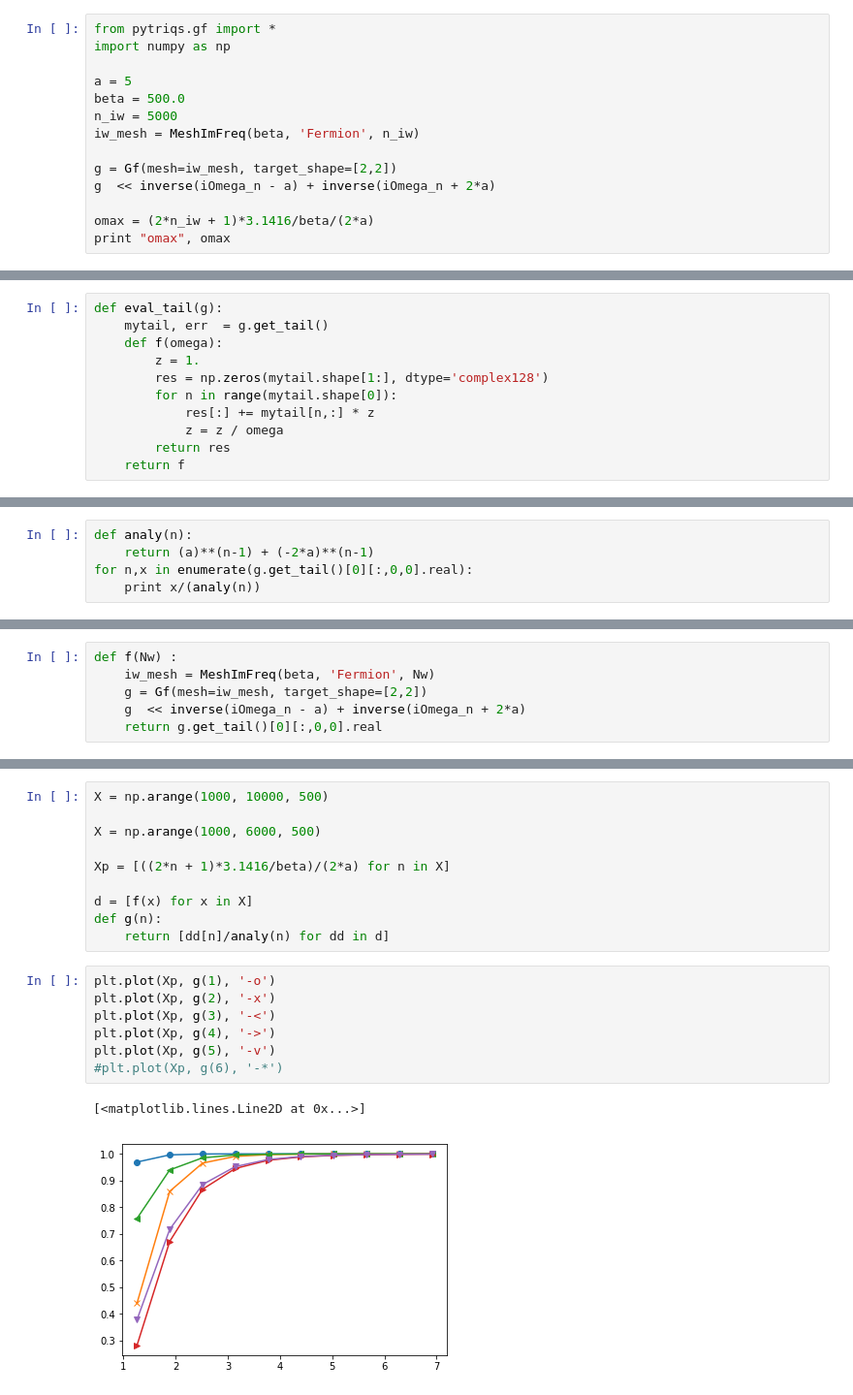
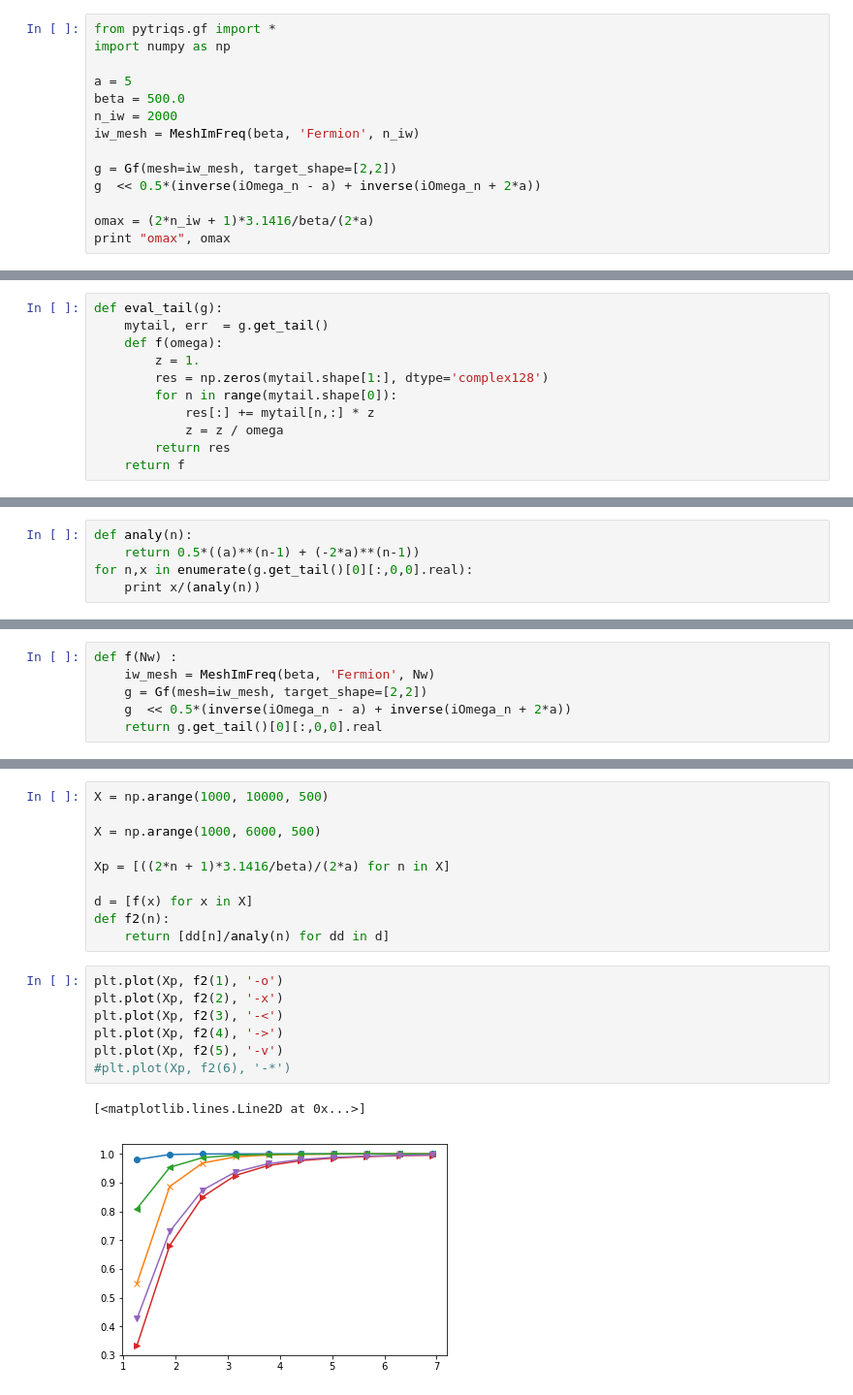
Before and after one commit to TRIQS/triqs, a Jupyter notebook: new_tail_test.ipynb, the cells around one changed output, grey strips where cells are left out. Shown: that part at 97% size. Cells and saved outputs as stored; diff of their text form.

```diff
--- a/new_tail_test.ipynb
+++ b/new_tail_test.ipynb
@@ -4,11 +4,11 @@ import numpy as np
 
 a = 5
 beta = 500.0
-n_iw = 5000
+n_iw = 2000
 iw_mesh = MeshImFreq(beta, 'Fermion', n_iw)
 
 g = Gf(mesh=iw_mesh, target_shape=[2,2])
-g  << inverse(iOmega_n - a) + inverse(iOmega_n + 2*a)
+g  << 0.5*(inverse(iOmega_n - a) + inverse(iOmega_n + 2*a))
 
 omax = (2*n_iw + 1)*3.1416/beta/(2*a)
 print "omax", omax
@@ -53,6 +53,6 @@ plt.show
 # %%
 def analy(n):
-    return (a)**(n-1) + (-2*a)**(n-1)
+    return 0.5*((a)**(n-1) + (-2*a)**(n-1))
 for n,x in enumerate(g.get_tail()[0][:,0,0].real):
     print x/(analy(n))
 # %% [output]
@@ -70,7 +68,7 @@ for n,x in enumerate(g.get_tail()[0][:,0,0].real):
 def f(Nw) :
     iw_mesh = MeshImFreq(beta, 'Fermion', Nw)
     g = Gf(mesh=iw_mesh, target_shape=[2,2])
-    g  << inverse(iOmega_n - a) + inverse(iOmega_n + 2*a)
+    g  << 0.5*(inverse(iOmega_n - a) + inverse(iOmega_n + 2*a))
     return g.get_tail()[0][:,0,0].real
 # %%
 %%timeit
@@ -85,16 +83,16 @@ X = np.arange(1000, 6000, 500)
 Xp = [((2*n + 1)*3.1416/beta)/(2*a) for n in X]
 
 d = [f(x) for x in X]
-def g(n):
+def f2(n):
     return [dd[n]/analy(n) for dd in d]
 # %%
-plt.plot(Xp, g(1), '-o')
-plt.plot(Xp, g(2), '-x')
-plt.plot(Xp, g(3), '-<')
-plt.plot(Xp, g(4), '->')
-plt.plot(Xp, g(5), '-v')
-#plt.plot(Xp, g(6), '-*')
+plt.plot(Xp, f2(1), '-o')
+plt.plot(Xp, f2(2), '-x')
+plt.plot(Xp, f2(3), '-<')
+plt.plot(Xp, f2(4), '->')
+plt.plot(Xp, f2(5), '-v')
+#plt.plot(Xp, f2(6), '-*')
 # %% [output]
 [<matplotlib.lines.Line2D at 0x...>]
-[figure, old version]
+[figure, new version]
 # %%
```
Also changed, not shown: parts of 9 cells of this notebook.
